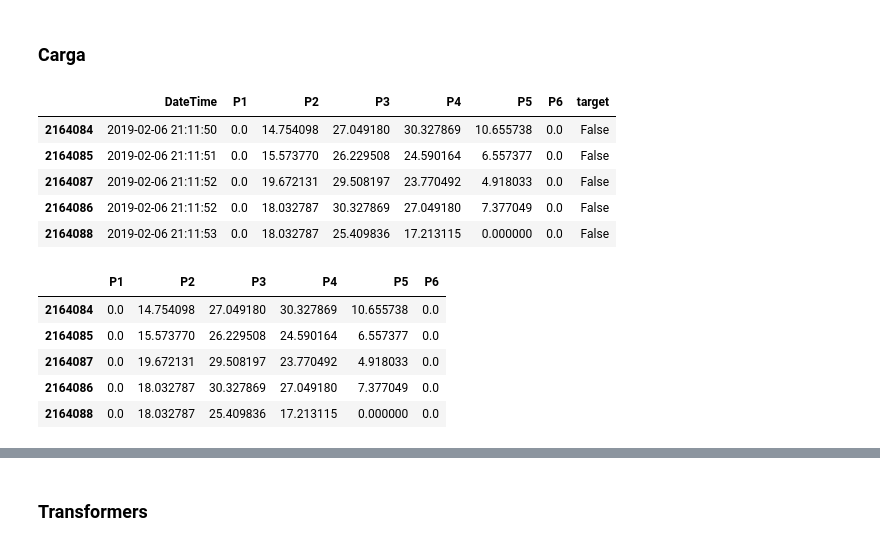
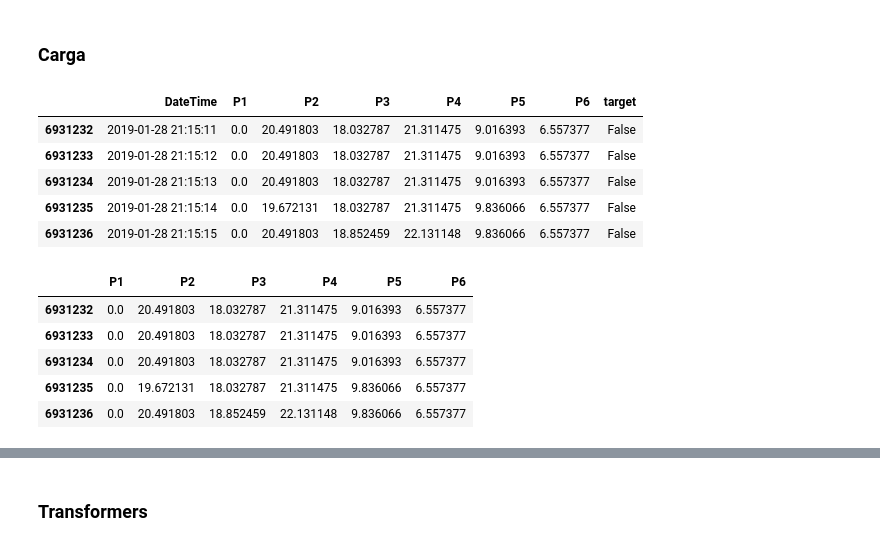
Before and after one commit to jlgarridol/TFG-SmartBeds, a Jupyter notebook: src/One-Class/One-Class (Test).ipynb, the cells around one changed output, grey strips where cells are left out. Saved outputs shown, nothing was run; the diff lists cells and outputs as text; code cells hidden in the pictures.

```diff
--- a/src/One-Class/One-Class (Test).ipynb
+++ b/src/One-Class/One-Class (Test).ipynb
@@ -18,22 +18,22 @@ from transformers import *
 with open('data/crisis_separadas.pkl','rb') as f:
     crisis_separadas = pk.load(f)
 # %%
-segunda = crisis_separadas[2]
+segunda = crisis_separadas[1]
 segunda.head()
 # %% [output]
 |  | DateTime | P1 | P2 | P3 | P4 | P5 | P6 | target |
-| 2164084 | 2019-02-06 21:11:50 | 0.0 | 14.754098 | 27.049180 | 30.327869 | 10.655738 | 0.0 | False |
-| 2164085 | 2019-02-06 21:11:51 | 0.0 | 15.573770 | 26.229508 | 24.590164 | 6.557377 | 0.0 | False |
-| 2164087 | 2019-02-06 21:11:52 | 0.0 | 19.672131 | 29.508197 | 23.770492 | 4.918033 | 0.0 | False |
-| 2164086 | 2019-02-06 21:11:52 | 0.0 | 18.032787 | 30.327869 | 27.049180 | 7.377049 | 0.0 | False |
-| 2164088 | 2019-02-06 21:11:53 | 0.0 | 18.032787 | 25.409836 | 17.213115 | 0.000000 | 0.0 | False |
+| 6931232 | 2019-01-28 21:15:11 | 0.0 | 20.491803 | 18.032787 | 21.311475 | 9.016393 | 6.557377 | False |
+| 6931233 | 2019-01-28 21:15:12 | 0.0 | 20.491803 | 18.032787 | 21.311475 | 9.016393 | 6.557377 | False |
+| 6931234 | 2019-01-28 21:15:13 | 0.0 | 20.491803 | 18.032787 | 21.311475 | 9.016393 | 6.557377 | False |
+| 6931235 | 2019-01-28 21:15:14 | 0.0 | 19.672131 | 18.032787 | 21.311475 | 9.836066 | 6.557377 | False |
+| 6931236 | 2019-01-28 21:15:15 | 0.0 | 20.491803 | 18.852459 | 22.131148 | 9.836066 | 6.557377 | False |
 # %%
 segunda_datos = segunda.iloc[:,1:len(segunda.columns)-1]
 segunda_datos.head()
 # %% [output]
 |  | P1 | P2 | P3 | P4 | P5 | P6 |
-| 2164084 | 0.0 | 14.754098 | 27.049180 | 30.327869 | 10.655738 | 0.0 |
-| 2164085 | 0.0 | 15.573770 | 26.229508 | 24.590164 | 6.557377 | 0.0 |
-| 2164087 | 0.0 | 19.672131 | 29.508197 | 23.770492 | 4.918033 | 0.0 |
-| 2164086 | 0.0 | 18.032787 | 30.327869 | 27.049180 | 7.377049 | 0.0 |
-| 2164088 | 0.0 | 18.032787 | 25.409836 | 17.213115 | 0.000000 | 0.0 |
+| 6931232 | 0.0 | 20.491803 | 18.032787 | 21.311475 | 9.016393 | 6.557377 |
+| 6931233 | 0.0 | 20.491803 | 18.032787 | 21.311475 | 9.016393 | 6.557377 |
+| 6931234 | 0.0 | 20.491803 | 18.032787 | 21.311475 | 9.016393 | 6.557377 |
+| 6931235 | 0.0 | 19.672131 | 18.032787 | 21.311475 | 9.836066 | 6.557377 |
+| 6931236 | 0.0 | 20.491803 | 18.852459 | 22.131148 | 9.836066 | 6.557377 |
```
Also changed, not shown: parts of 46 cells of this notebook, 9 other files.
